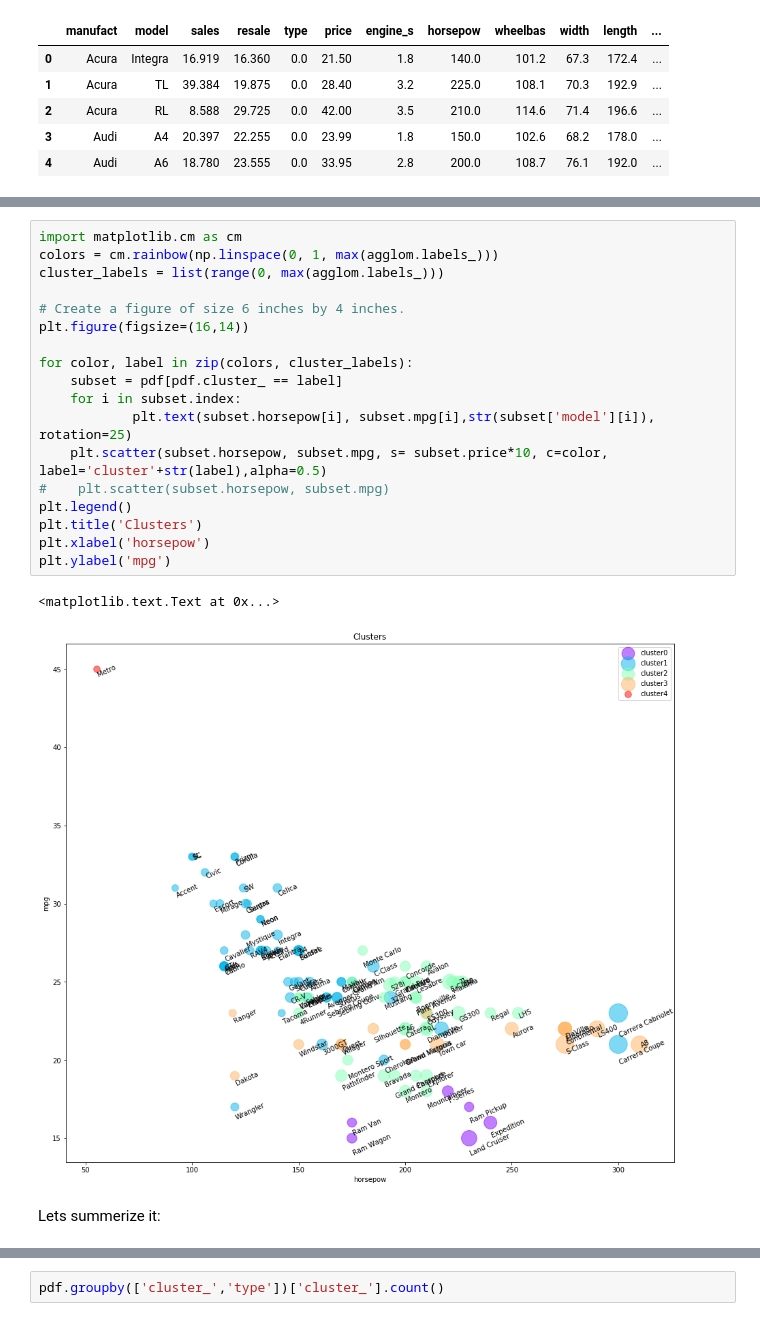
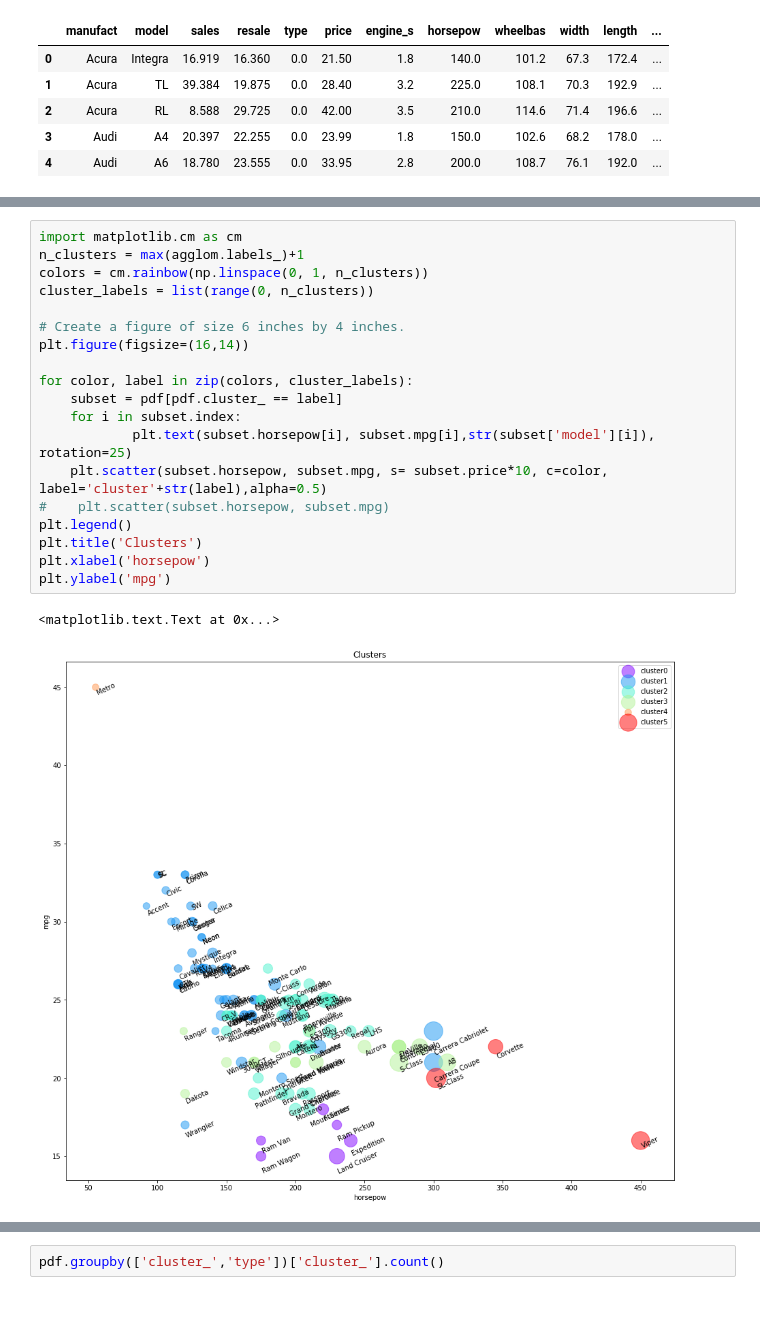
Before and after one commit to rpj911/MLwPy, a Jupyter notebook: ML0101EN-M4-Hierarchical-Cars.ipynb, the cells around one changed output, grey strips where cells are left out. Cells and saved outputs as stored; diff of their text form.

```diff
--- a/ML0101EN-M4-Hierarchical-Cars.ipynb
+++ b/ML0101EN-M4-Hierarchical-Cars.ipynb
@@ -314,23 +352,22 @@ pdf.head()
 # %%
 import matplotlib.cm as cm
-colors = cm.rainbow(np.linspace(0, 1, max(agglom.labels_)))
-cluster_labels = list(range(0, max(agglom.labels_)))
+n_clusters = max(agglom.labels_)+1
+colors = cm.rainbow(np.linspace(0, 1, n_clusters))
+cluster_labels = list(range(0, n_clusters))
 
 # Create a figure of size 6 inches by 4 inches.
 plt.figure(figsize=(16,14))
 
 for color, label in zip(colors, cluster_labels):
     subset = pdf[pdf.cluster_ == label]
     for i in subset.index:
             plt.text(subset.horsepow[i], subset.mpg[i],str(subset['model'][i]), rotation=25)
     plt.scatter(subset.horsepow, subset.mpg, s= subset.price*10, c=color, label='cluster'+str(label),alpha=0.5)
 #    plt.scatter(subset.horsepow, subset.mpg)
 plt.legend()
 plt.title('Clusters')
 plt.xlabel('horsepow')
 plt.ylabel('mpg')
 # %% [output]
 <matplotlib.text.Text at 0x...>
-[figure, old version]
+[figure, new version]
-# %% [markdown]
-Lets summerize it:
```
Also changed, not shown: parts of 20 cells of this notebook.
